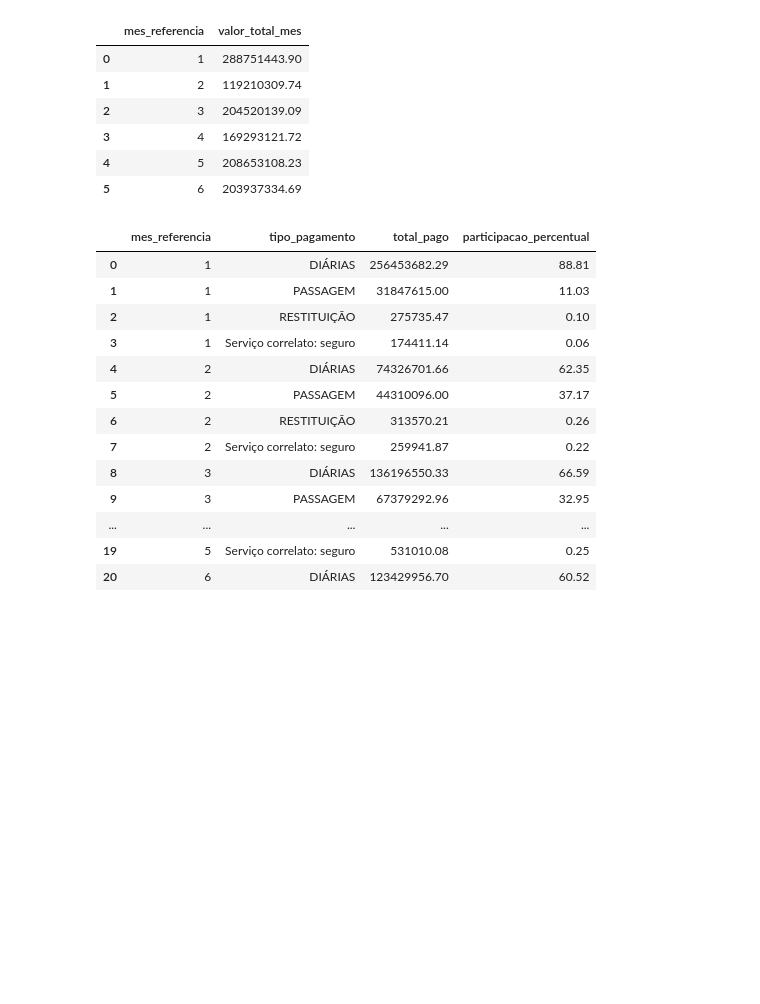
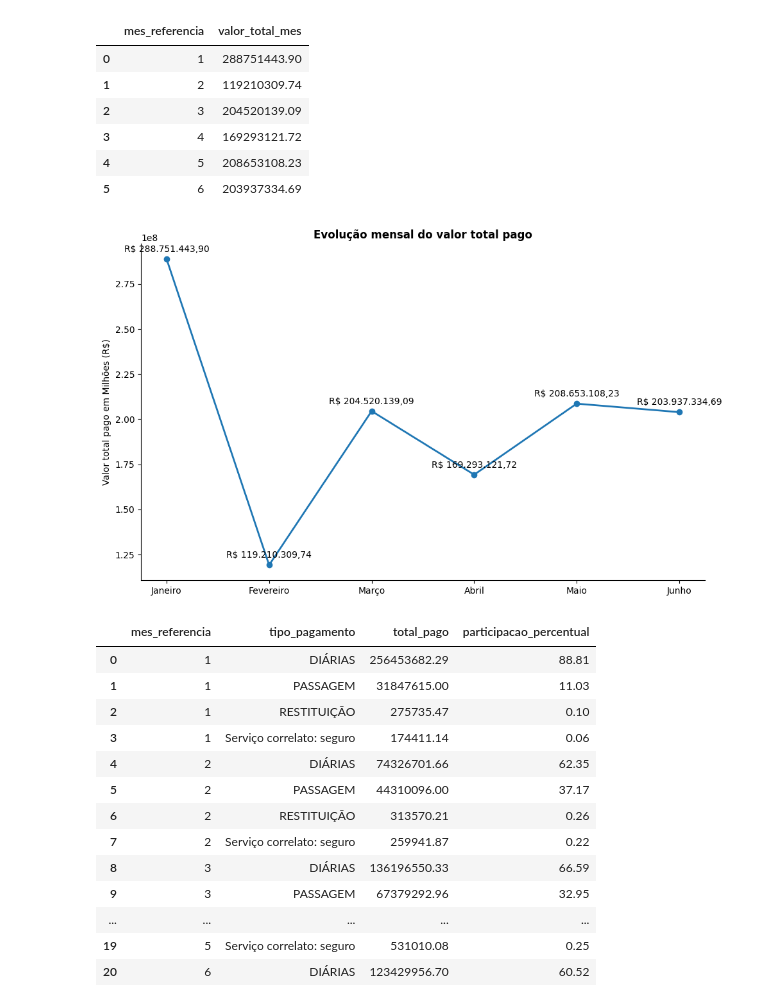
Before and after one commit to ruanguths/projeto-final-ruan-guths, a Jupyter notebook: scripts/3_analise.ipynb, the cells around one changed output. Drawn from its saved outputs; the diff is of its cells as text; code cells hidden in the pictures; blank space fills up the shorter version.

```diff
--- a/scripts/3_analise.ipynb
+++ b/scripts/3_analise.ipynb
@@ -272,6 +272,56 @@ df_evolucao_mes
 | 3 | 4 | 169293121.72 |
 | 4 | 5 | 208653108.23 |
 | 5 | 6 | 203937334.69 |
+# %%
+meses = {1: 'Janeiro', 2: 'Fevereiro', 3: 'Março', 4: 'Abril', 5: 'Maio', 6: 'Junho'}
+
+plt.figure(figsize=(10, 6))
+
+plt.plot(
+    df_evolucao_mes['mes_referencia'],
+    df_evolucao_mes['valor_total_mes'],
+    marker='o',
+    linewidth=2
+)
+
+plt.title(
+    'Evolução mensal do valor total pago',
+    fontweight='bold'
+)
+
+plt.xlabel('')
+plt.ylabel('Valor total pago em Milhões (R$)')
+
+# Apenas os 6 meses
+plt.xticks(
+    range(1, 7),
+    [meses[i] for i in range(1, 7)]
+)
+
+# Rótulo do valor em cada ponto
+for x, y in zip(
+    df_evolucao_mes['mes_referencia'],
+    df_evolucao_mes['valor_total_mes']
+):
+    plt.annotate(
+        f'R$ {y:,.2f}'.replace(',', 'X').replace('.', ',').replace('X', '.'),
+        (x, y),
+        textcoords='offset points',
+        xytext=(0, 8),
+        ha='center'
+    )
+
+# Remove a grade
+plt.grid(False)
+
+# Remove bordas superior e direita
+plt.gca().spines['top'].set_visible(False)
+plt.gca().spines['right'].set_visible(False)
+
+plt.tight_layout()
+plt.show()
+# %% [output]
+[figure, added]
 # %%
 # análise dos tipos de pagamentos e suas participações no valor total durante os meses.
 
```
Also changed, not shown: 2 other files.
